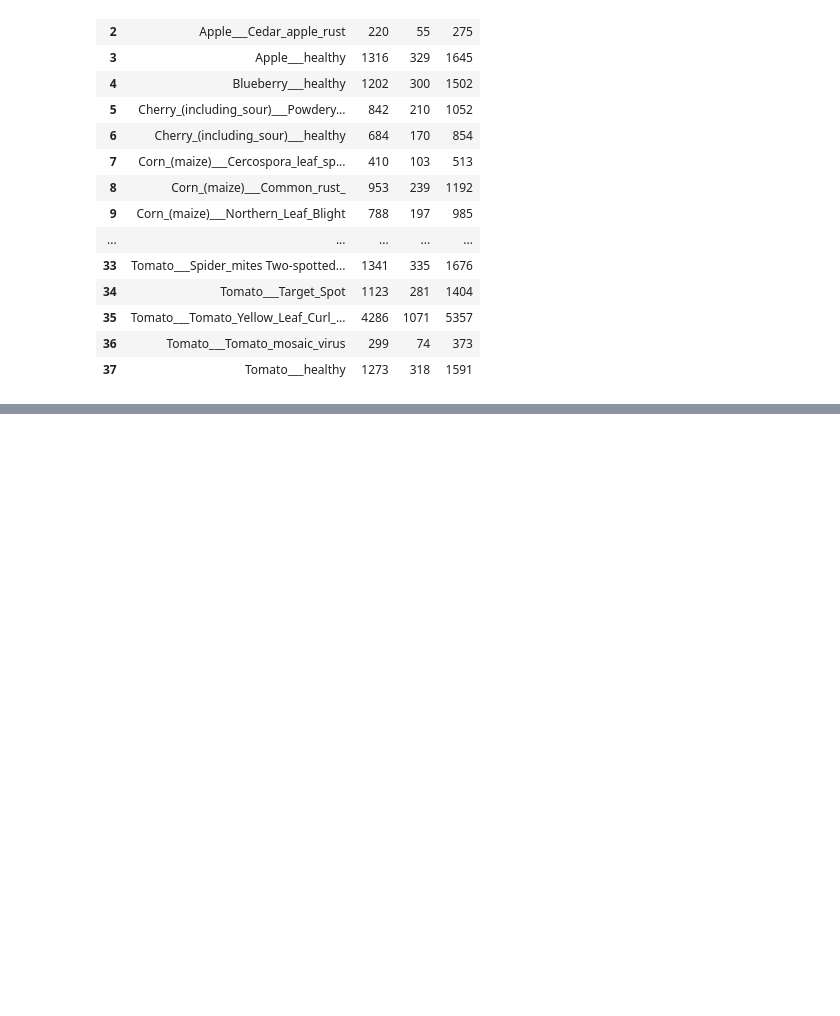
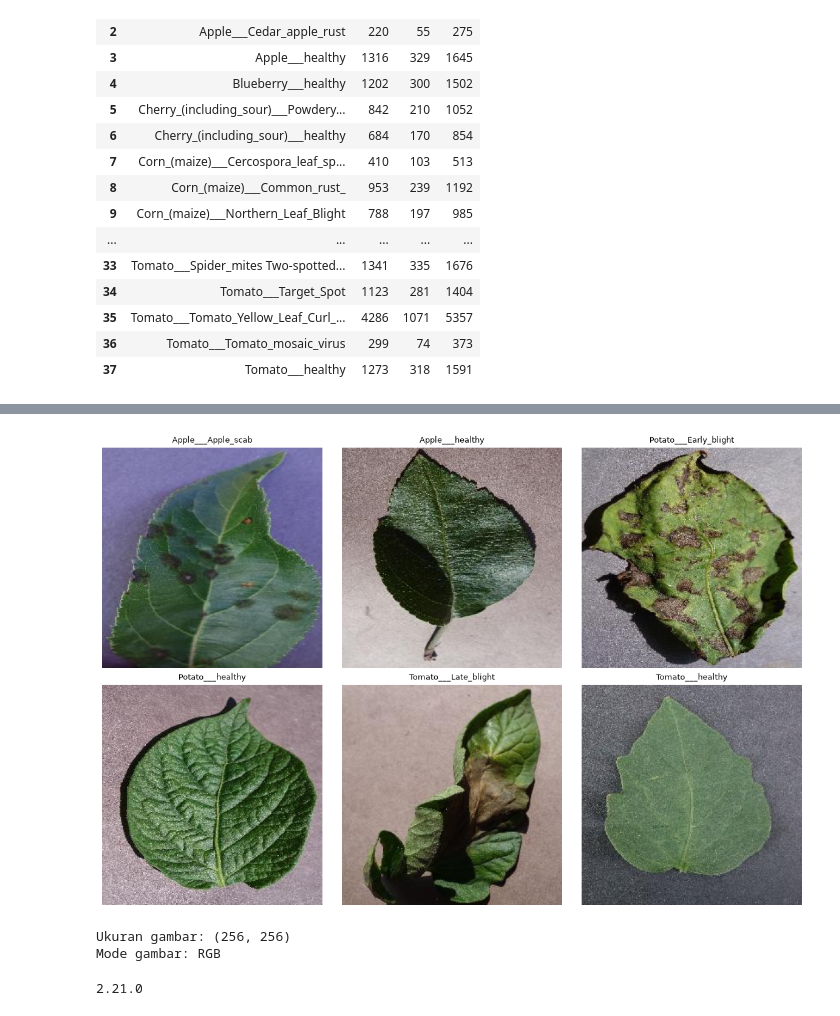
Before and after one commit to BertoPurba/PlantDiseaseDetection, a Jupyter notebook: notebooks/01_eda.ipynb, the cells around one changed output, grey strips where cells are left out. Saved outputs shown, nothing was run; the diff lists cells and outputs as text; code cells hidden in the pictures; blank space fills up the shorter version.

```diff
--- a/notebooks/01_eda.ipynb
+++ b/notebooks/01_eda.ipynb
@@ -103,0 +149,54 @@ df_counts
+# %%
+selected_classes = [
+    "Apple___Apple_scab",
+    "Apple___healthy",
+    "Potato___Early_blight",
+    "Potato___healthy",
+    "Tomato___Late_blight",
+    "Tomato___healthy"
+]
+
+plt.figure(figsize=(12, 8))
+
+for i, class_name in enumerate(selected_classes):
+    class_path = os.path.join(train_path, class_name)
+
+    image_files = [
+        file for file in os.listdir(class_path)
+        if file.lower().endswith((".jpg", ".jpeg", ".png"))
+    ]
+
+    image_path = os.path.join(class_path, image_files[0])
+    image = Image.open(image_path)
+
+    plt.subplot(2, 3, i + 1)
+    plt.imshow(image)
+    plt.title(class_name, fontsize=9)
+    plt.axis("off")
+
+plt.tight_layout()
+plt.show()
+# %% [output]
+[figure, added]
+# %%
+sample_class = train_classes[0]
+sample_path = os.path.join(train_path, sample_class)
+
+sample_file = [
+    file for file in os.listdir(sample_path)
+    if file.lower().endswith((".jpg", ".jpeg", ".png"))
+][0]
+
+image = Image.open(os.path.join(sample_path, sample_file))
+
+print("Ukuran gambar:", image.size)
+print("Mode gambar:", image.mode)
+# %% [output]
+Ukuran gambar: (256, 256)
+Mode gambar: RGB
+# %%
+import tensorflow as tf
+
+print(tf.__version__)
+# %% [output]
+2.21.0
```
Also changed, not shown: parts of 15 cells of this notebook.
